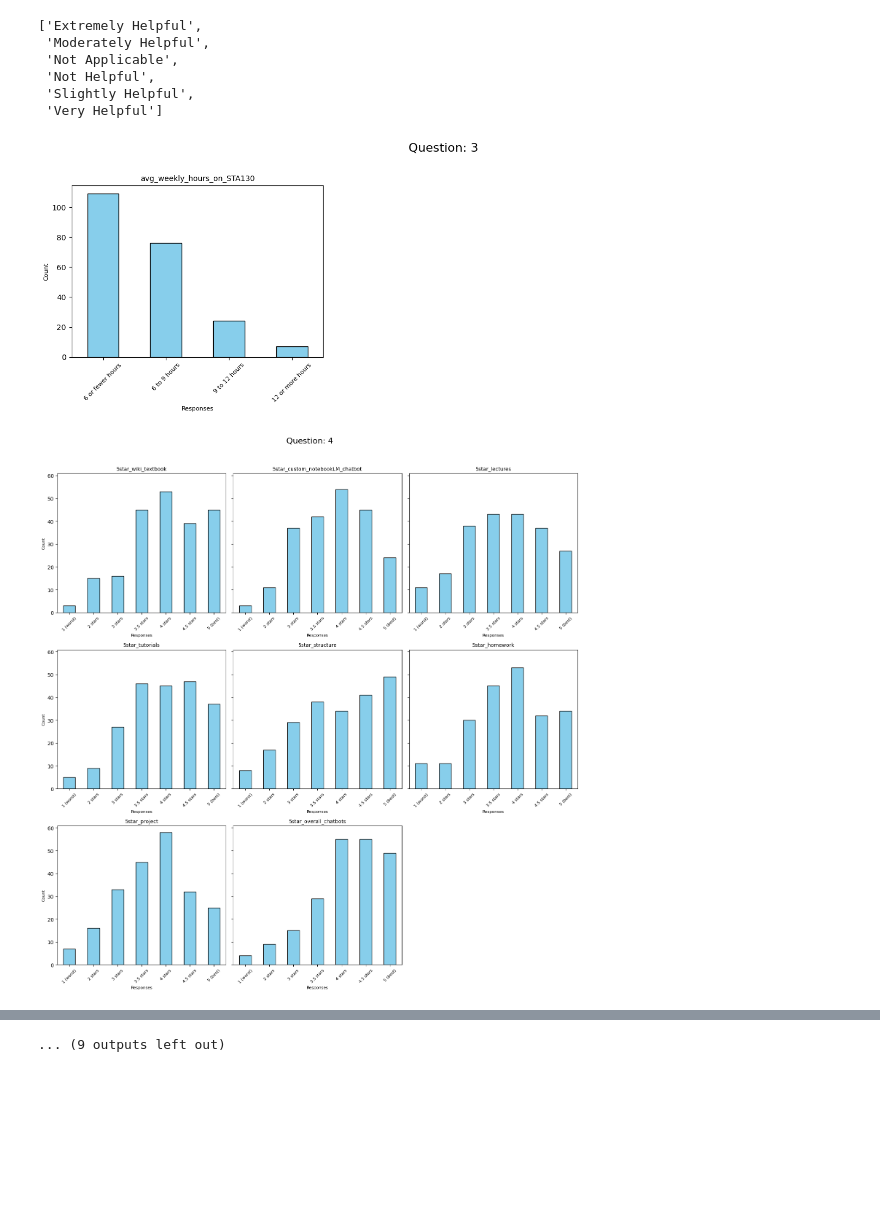
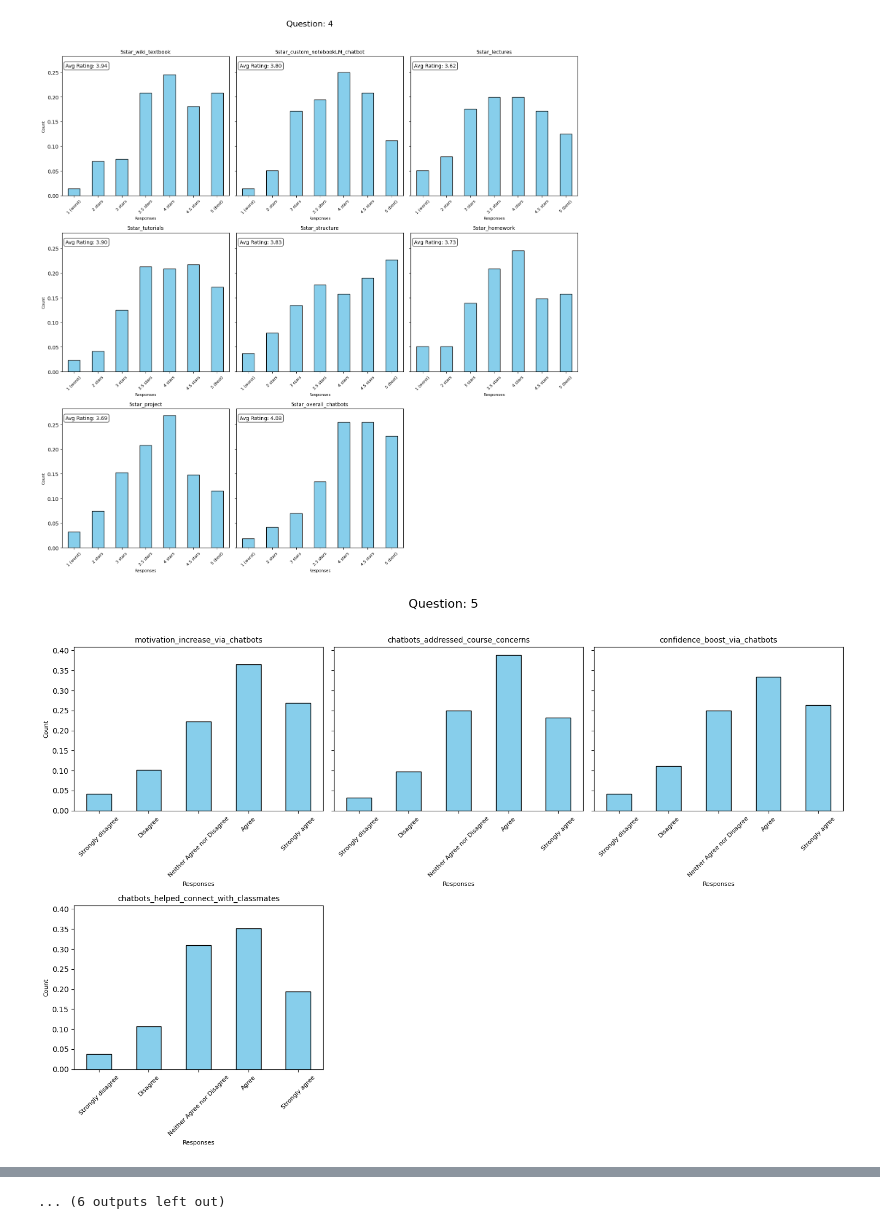
Before and after one commit to zliu0312/STA130_survey_analysis, a Jupyter notebook: main_F24_post_data_exploration.ipynb, the cells around one changed output, grey strips where cells are left out. Saved outputs shown, nothing was run; the diff lists cells and outputs as text; code cells hidden in the pictures; blank space fills up the shorter version.

Commit message:
edits to plots

```diff
--- a/main_F24_post_data_exploration.ipynb
+++ b/main_F24_post_data_exploration.ipynb
@@ -34,16 +34,16 @@ def map_scale(column_data):
             return scale
     return None
 
-def generate_barplots(data, glossary, grouping_column, variable_column, question_column):
+def generate_barplots(data, glossary, grouping_column, variable_column):
     """
-    Generate grouped barplots with 3 columns per row for each group.
+    Generate grouped barplots with 3 columns per row for each group,
+    including a small box in the top-left corner showing the average rating for Group 4.
 
     Parameters:
     - data: DataFrame containing the survey responses.
     - glossary: DataFrame containing the mapping of variables to groups.
     - grouping_column: Column in the glossary for grouping variables.
     - variable_column: Column in the glossary with variable names.
-    - question_column: Column in the glossary with question descriptions.
     """
     # Group the glossary by the grouping column
     grouped_glossary = glossary.groupby(grouping_column)
@@ -66,11 +66,26 @@ def generate_barplots(data, glossary, grouping_column, variable_column, question
             # Detect scale
             scale = map_scale(data[col])
             if scale:
-                data[col].value_counts().reindex(scale).plot(kind='bar', color='skyblue', edgecolor='black', ax=ax)
+                # Extract numerical values for averaging
+                numerical_scale = [float(x.split()[0]) for x in scale if x.split()[0].replace(".", "").isdigit()]
+                if numerical_scale:
+                    avg_rating = data[col].apply(
+                        lambda x: float(x.split()[0]) if isinstance(x, str) and x.split()[0].replace(".", "").isdigit() else None
+                    ).mean()
+
+                data[col].value_counts(normalize=True).reindex(scale).plot(kind='bar', color='skyblue', edgecolor='black', ax=ax)
                 ax.set_title(col, fontsize=10)
                 ax.set_xlabel('Responses', fontsize=8)
                 ax.set_ylabel('Count', fontsize=8)
                 ax.tick_params(axis='x', rotation=45, labelsize=8)
+
+                # Add average rating box for Group 4
+                if group_name == 4 and numerical_scale:
+                    ax.text(
+                        0.02, 0.95, f"Avg Rating: {avg_rating:.2f}",
+                        transform=ax.transAxes, fontsize=10,
+                        verticalalignment='top', bbox=dict(boxstyle="round", facecolor="white", alpha=0.8)
+                    )
             else:
                 ax.text(0.5, 0.5, f"No scale detected for {col}", ha='center', va='center', fontsize=10)
                 ax.axis('off')
@@ -82,37 +97,13 @@ def generate_barplots(data, glossary, grouping_column, variable_column, question
         plt.suptitle(f"Question: {group_name}", fontsize=16, y=1.02)
         plt.tight_layout()
         plt.show()
-# %%
-columns_to_clean = [
-    'weekly_writing_assignments_helpful_for_writing',
-    'chatbots_helpful_for_writing',
-    'course_project_helpful_for_writing',
-    'mentorship_program_helpful_for_writing'
-]
-
-# Remove extra spaces for 'Not  Helpful' and replace it with 'Not Helpful'
-for column in columns_to_clean:
-    F24_post[column] = F24_post[column].replace('Not  Helpful', 'Not Helpful')
-
-#save the cleaned data
-F24_post.to_csv('F24_pre_post_cleaned/F24_post_survey_data.csv', index=False)
-# %%
-sorted(F24_post["chatbots_helpful_for_writing"].dropna().unique(), key=str)
-sorted(F24_post["weekly_writing_assignments_helpful_for_writing"].dropna().unique(), key=str)
-# %% [output]
-['Extremely Helpful',
- 'Moderately Helpful',
- 'Not Applicable',
- 'Not Helpful',
- 'Slightly Helpful',
- 'Very Helpful']
 # %%
 generate_barplots(
-    data=F24_post,
+    data=F24_post.iloc[:, 7:-3],
     glossary=F24_glossary,
     grouping_column='Question Number',
     variable_column='Variable_Names'
 )
 # %% [output]
-[figure, old version]
+[figure, new version]
-[figure, old version]
+[figure, new version]
@@ -129 +120 @@ generate_barplots(
-... (9 outputs left out)
+... (6 outputs left out)
```
Also changed, not shown: parts of 1 cell of this notebook.
